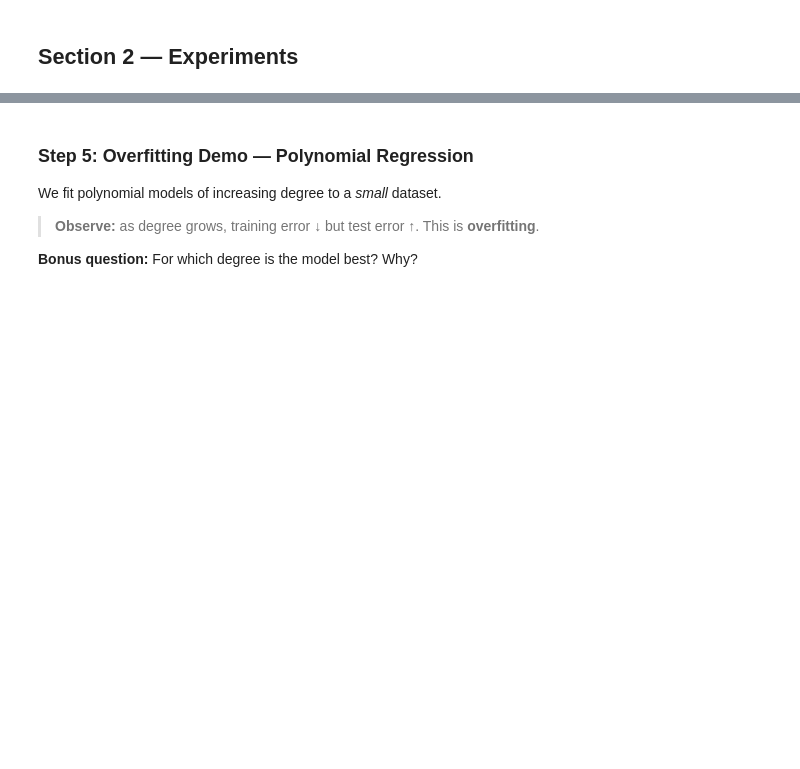
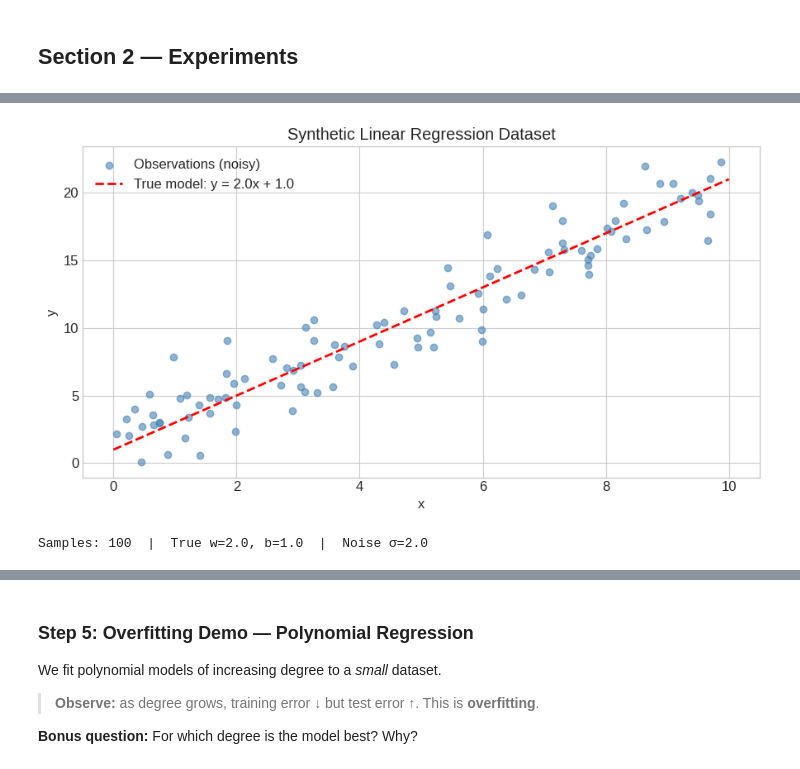
Before and after one commit to kassingit/IA-EMBARQUEE, a Jupyter notebook: TP1_Linear_Regression.ipynb, the cells around one changed output, grey strips where cells are left out. Drawn from its saved outputs; the diff is of its cells as text; code cells hidden in the pictures; blank space fills up the shorter version.

```diff
--- a/TP1_Linear_Regression.ipynb
+++ b/TP1_Linear_Regression.ipynb
@@ -162,31 +164,37 @@ $$y = 2x + 1 + \varepsilon, \quad \varepsilon \sim \mathcal{N}(0, \sigma^2)$$
 # %%
 # ── Step 1: Generate the synthetic dataset ────────────────────────────────────
 n_samples = 100
 true_w, true_b = 2.0, 1.0
 noise_std = 2.0
 
 # Input features: uniformly sampled in [0, 10]
 X = np.random.uniform(0, 10, n_samples)
 
 # ── TODO ─────────────────────────────────────────────────────────────────────
 # Generate noisy target y = true_w * X + true_b + Gaussian noise
 # Hint: np.random.normal(mean, std, size) generates Gaussian noise
 # y = ...
 # ─────────────────────────────────────────────────────────────────────────────
 
 # >>> Replace the line below with your code:
-raise NotImplementedError("Step 1 — TODO: generate y")
+#raise NotImplementedError("Step 1 — TODO: generate y")
+noise = np.random.normal(0, noise_std, n_samples)
+
+y = true_w * X + true_b + noise
 
 # Visualise (run after completing y above)
 x_line = np.linspace(0, 10, 200)
 plt.figure(figsize=(9, 5))
 plt.scatter(X, y, alpha=0.6, color="steelblue", label="Observations (noisy)")
 plt.plot(x_line, true_w * x_line + true_b, "r--", lw=2,
          label=f"True model: y = {true_w}x + {true_b}")
 plt.xlabel("x"); plt.ylabel("y")
 plt.title("Synthetic Linear Regression Dataset")
 plt.legend(); plt.tight_layout(); plt.show()
 print(f"Samples: {n_samples}  |  True w={true_w}, b={true_b}  |  Noise σ={noise_std}")
+# %% [output]
+[figure, added]
+Samples: 100  |  True w=2.0, b=1.0  |  Noise σ=2.0
 # %% [markdown]
 ### Step 2: Manual Gradient Descent (1-parameter model)
 
```
Also changed, not shown: parts of 7 cells of this notebook.
